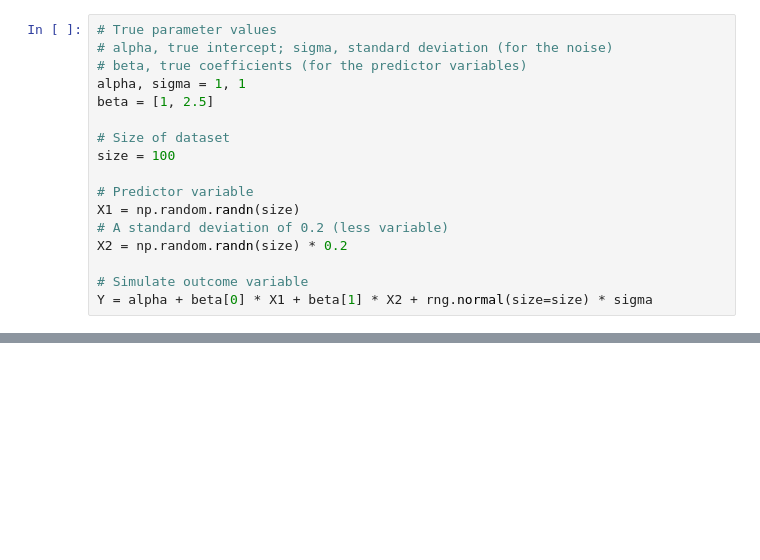
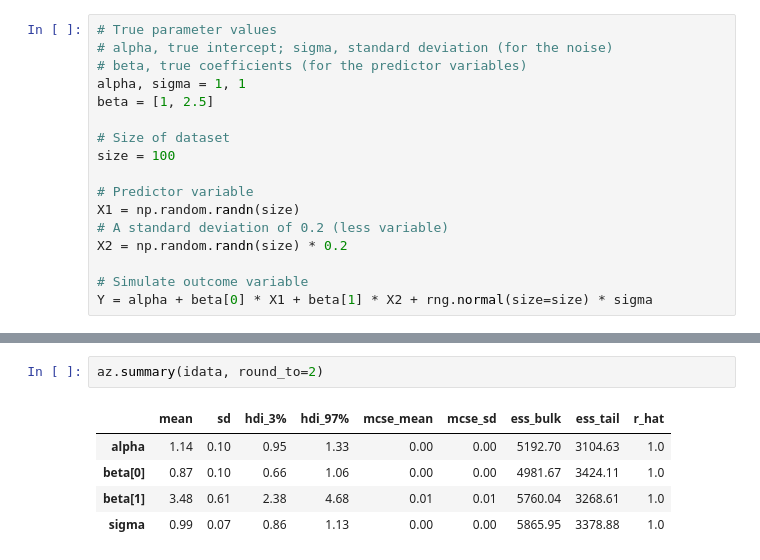
Before and after one commit to ZewenKong/ZewenKong-Nokeboot, a Jupyter notebook: pymc_test.ipynb, the cells around one changed output, grey strips where cells are left out. Drawn from its saved outputs; the diff is of its cells as text; blank space fills up the shorter version.

```diff
--- a/pymc_test.ipynb
+++ b/pymc_test.ipynb
@@ -41,0 +110,8 @@ axes[1].set_xlabel("X2");
+# %%
+az.summary(idata, round_to=2)
+# %% [output]
+|  | mean | sd | hdi_3% | hdi_97% | mcse_mean | mcse_sd | ess_bulk | ess_tail | r_hat |
+| alpha | 1.14 | 0.10 | 0.95 | 1.33 | 0.00 | 0.00 | 5192.70 | 3104.63 | 1.0 |
+| beta[0] | 0.87 | 0.10 | 0.66 | 1.06 | 0.00 | 0.00 | 4981.67 | 3424.11 | 1.0 |
+| beta[1] | 3.48 | 0.61 | 2.38 | 4.68 | 0.01 | 0.01 | 5760.04 | 3268.61 | 1.0 |
+| sigma | 0.99 | 0.07 | 0.86 | 1.13 | 0.00 | 0.00 | 5865.95 | 3378.88 | 1.0 |
```
Also changed, not shown: parts of 10 cells of this notebook, 8 other files.
